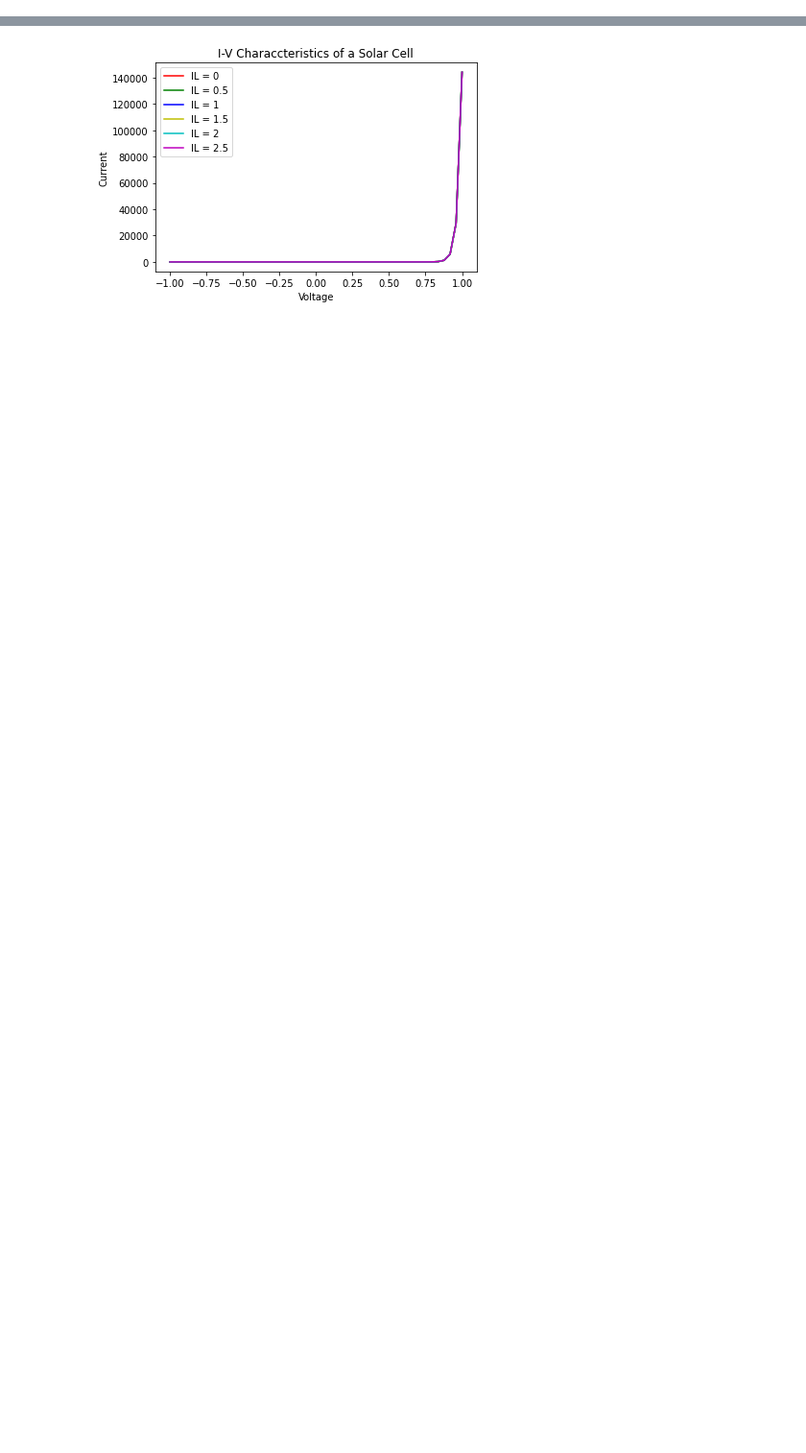
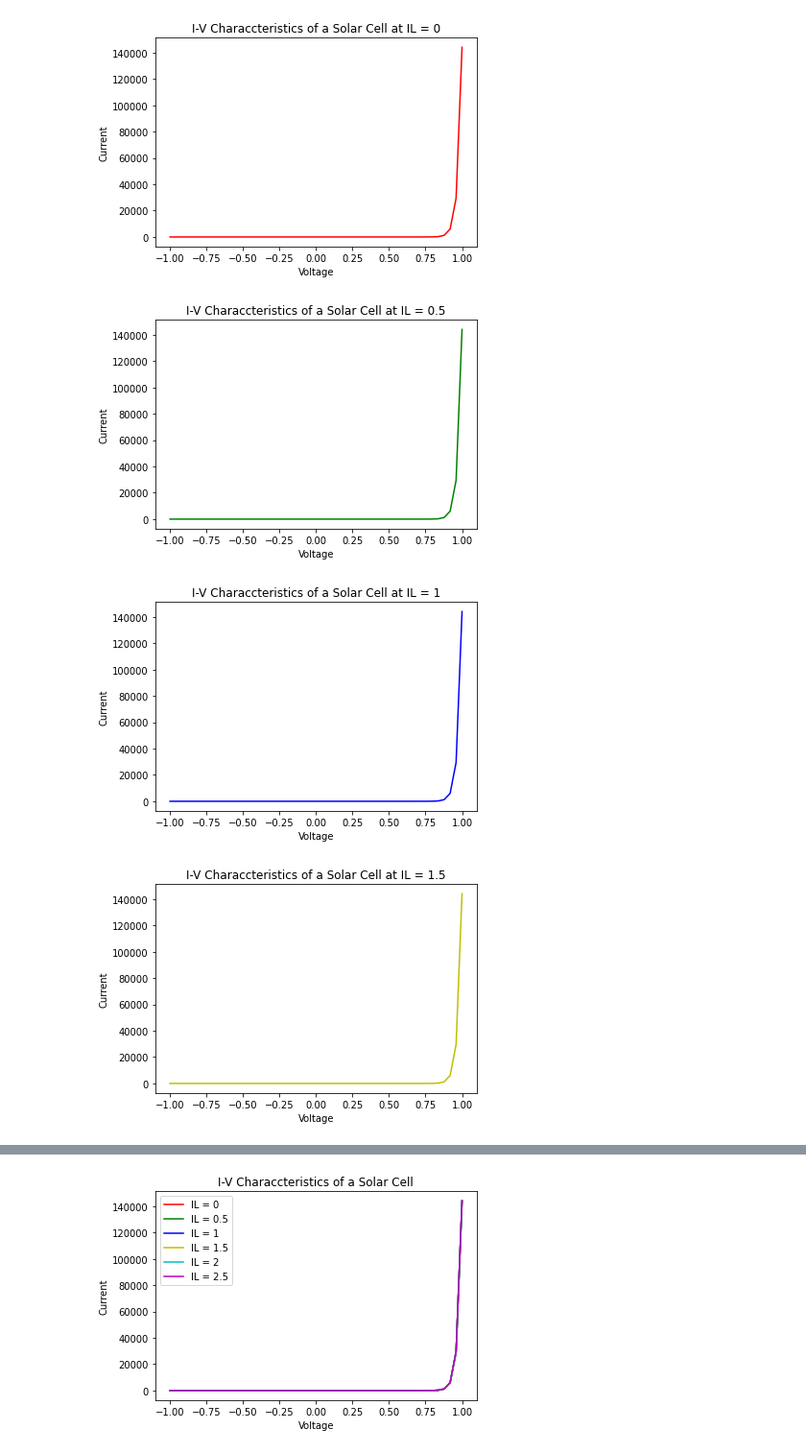
Before and after one commit to Sudoyolo/CollegeProjects, a Jupyter notebook: Solar_Cell_I-V_Graph.ipynb, the cells around one changed output, grey strips where cells are left out. Shown: that part at 96% size. Cells and saved outputs as stored; diff of their text form; code cells hidden in the pictures; blank space fills up the shorter version.

```diff
--- a/Solar_Cell_I-V_Graph.ipynb
+++ b/Solar_Cell_I-V_Graph.ipynb
@@ -33,3 +33,51 @@ IL6 = 2.5
 # %%
 # Shockley Equation
 I = I0 * (np.exp((V*q)/(kB*T)) - 1) - IL
+# %%
+# Plotting the curves individually
+I1 = I = I0 * (np.exp((V*q)/(kB*T)) - 1) - IL1
+plt.plot(V, I1, color='r')
+plt.xlabel("Voltage")
+plt.ylabel("Current")
+plt.title("I-V Characcteristics of a Solar Cell at IL = 0")
+plt.show()
+
+I2 = I = I0 * (np.exp((V*q)/(kB*T)) - 1) - IL2
+plt.plot(V, I2, color='g')
+plt.xlabel("Voltage")
+plt.ylabel("Current")
+plt.title("I-V Characcteristics of a Solar Cell at IL = 0.5")
+plt.show()
+
+I3 = I = I0 * (np.exp((V*q)/(kB*T)) - 1) - IL3
+plt.plot(V, I3, color='b')
+plt.xlabel("Voltage")
+plt.ylabel("Current")
+plt.title("I-V Characcteristics of a Solar Cell at IL = 1")
+plt.show()
+
+I4 = I = I0 * (np.exp((V*q)/(kB*T)) - 1) - IL4
+plt.plot(V, I4, color='y')
+plt.xlabel("Voltage")
+plt.ylabel("Current")
+plt.title("I-V Characcteristics of a Solar Cell at IL = 1.5")
+plt.show()
+
+I5 = I = I0 * (np.exp((V*q)/(kB*T)) - 1) - IL5
+plt.plot(V, I5, color='c')
+plt.xlabel("Voltage")
+plt.ylabel("Current")
+plt.title("I-V Characcteristics of a Solar Cell at IL = 2")
+plt.show()
+
+I6 = I = I0 * (np.exp((V*q)/(kB*T)) - 1) - IL6
+plt.plot(V, I6, color='m')
+plt.xlabel("Voltage")
+plt.ylabel("Current")
+plt.title("I-V Characcteristics of a Solar Cell at IL = 2.5")
+plt.show()
+# %% [output]
+[figure, added]
+[figure, added]
+[figure, added]
+[figure, added]
```
Also changed, not shown: parts of 1 cell of this notebook.
